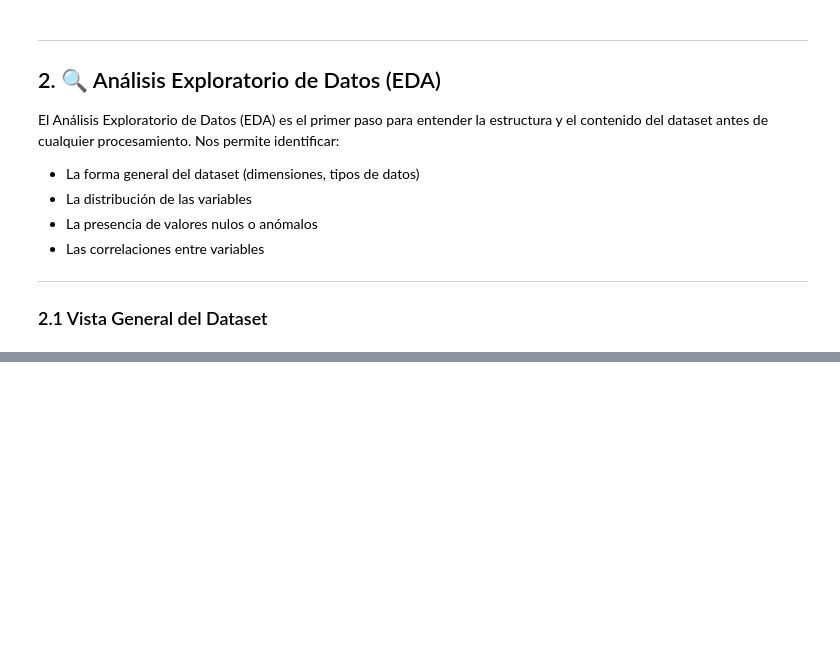
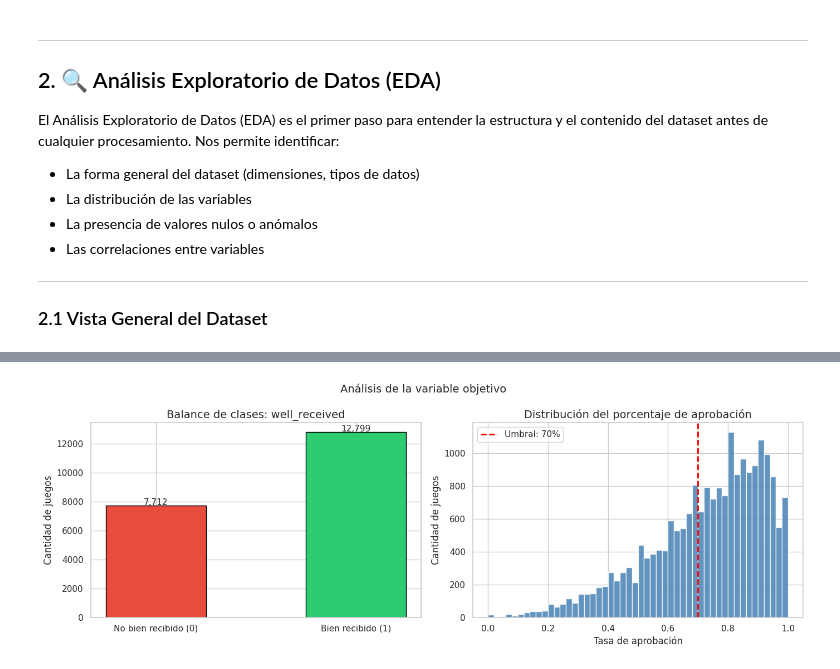
Before and after one commit to SantuMartire/Practicas-de-Machine-Learning, a Jupyter notebook: Pre_Entrega_Proyecto_Integrador.ipynb, the cells around one changed output, grey strips where cells are left out. Drawn from its saved outputs; the diff is of its cells as text; code cells hidden in the pictures; blank space fills up the shorter version.

```diff
--- a/Pre_Entrega_Proyecto_Integrador.ipynb
+++ b/Pre_Entrega_Proyecto_Integrador.ipynb
@@ -205,0 +288,39 @@ dtype: int64
+# %%
+# ==========================================================
+# VISUALIZACIÓN DEL BALANCE DE CLASES Y LA DISTRIBUCIÓN
+# DE LA TASA DE APROBACIÓN
+# ==========================================================
+
+fig, axes = plt.subplots(1, 2, figsize=(14, 5))
+
+# Balance de clases
+counts = games_filtrado['well_received'].value_counts()
+axes[0].bar(
+    ['No bien recibido (0)', 'Bien recibido (1)'],
+    [counts.get(0, 0), counts.get(1, 0)],
+    color=['#e74c3c', '#2ecc71'],
+    edgecolor='black',
+    width=0.5
+)
+axes[0].set_title('Balance de clases: well_received')
+axes[0].set_ylabel('Cantidad de juegos')
+for bar, val in zip(axes[0].patches, [counts.get(0, 0), counts.get(1, 0)]):
+    axes[0].text(
+        bar.get_x() + bar.get_width() / 2,
+        bar.get_height() + 50,
+        f'{val:,}', ha='center', fontsize=11
+    )
+
+# Distribución del porcentaje de aprobación
+axes[1].hist(games_filtrado['approval_rate'], bins=50, color='steelblue', edgecolor='white', alpha=0.85)
+axes[1].axvline(UMBRAL, color='red', linestyle='--', linewidth=2, label=f'Umbral: {UMBRAL*100:.0f}%')
+axes[1].set_title('Distribución del porcentaje de aprobación')
+axes[1].set_xlabel('Tasa de aprobación')
+axes[1].set_ylabel('Cantidad de juegos')
+axes[1].legend()
+
+plt.suptitle('Análisis de la variable objetivo', fontsize=14)
+plt.tight_layout()
+plt.show()
+# %% [output]
+[figure, added]
```
Also changed, not shown: parts of 32 cells of this notebook.
